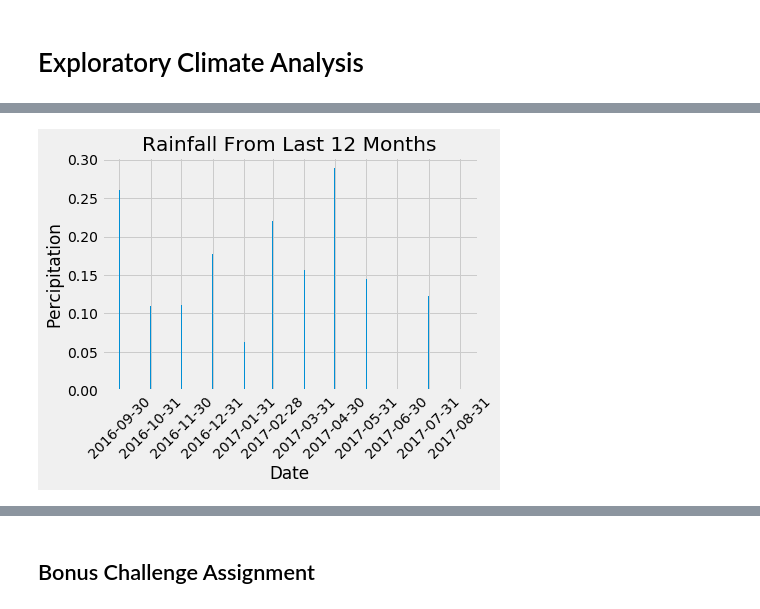
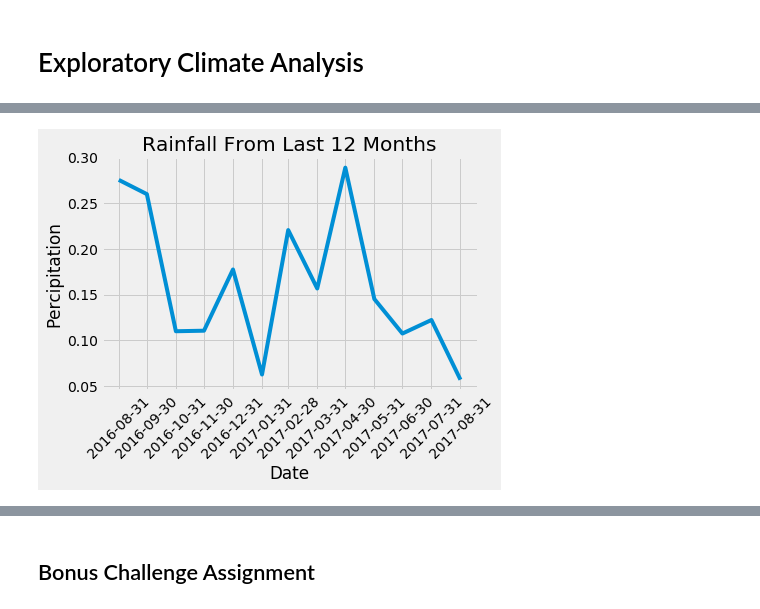
Before and after one commit to Al-Faust/sqlalchemy-challenge, a Jupyter notebook: Instructions/climate_starter.ipynb, the cells around one changed output, grey strips where cells are left out. Cells and saved outputs as stored; diff of their text form; code cells hidden in the pictures.

```diff
--- a/Instructions/climate_starter.ipynb
+++ b/Instructions/climate_starter.ipynb
@@ -51,7 +51,7 @@ sel = [Measurement.station,
        Measurement.tobs]
 
 year_data = session.query(*sel).\
-    filter(func.strftime("%Y-%m-%d", Measurement.date) >= "2016-09-01").\
+    filter(func.strftime("%Y-%m-%d", Measurement.date) >= "2016-08-01").\
     order_by(Measurement.date).all()
 year_data
 # %% [output]
@@ -135,14 +146,14 @@ year_monthly_df
 # %%
 # Use Pandas Plotting with Matplotlib to plot the data
-plt.bar(year_monthly_df.index, year_monthly_df['Percipitation'])
+plt.plot(year_monthly_df.index, year_monthly_df['Percipitation'])
 plt.xlabel('Date')
 plt.xticks(year_monthly_df.index)
 plt.xticks(rotation=45)
 plt.ylabel('Percipitation')
 plt.title('Rainfall From Last 12 Months')
 plt.show()
 # %% [output]
-[figure, old version]
+[figure, new version]
 # %%
 # Use Pandas to calcualte the summary statistics for the precipitation data
 # %%
```
Also changed, not shown: parts of 10 cells of this notebook, 1 other file.
